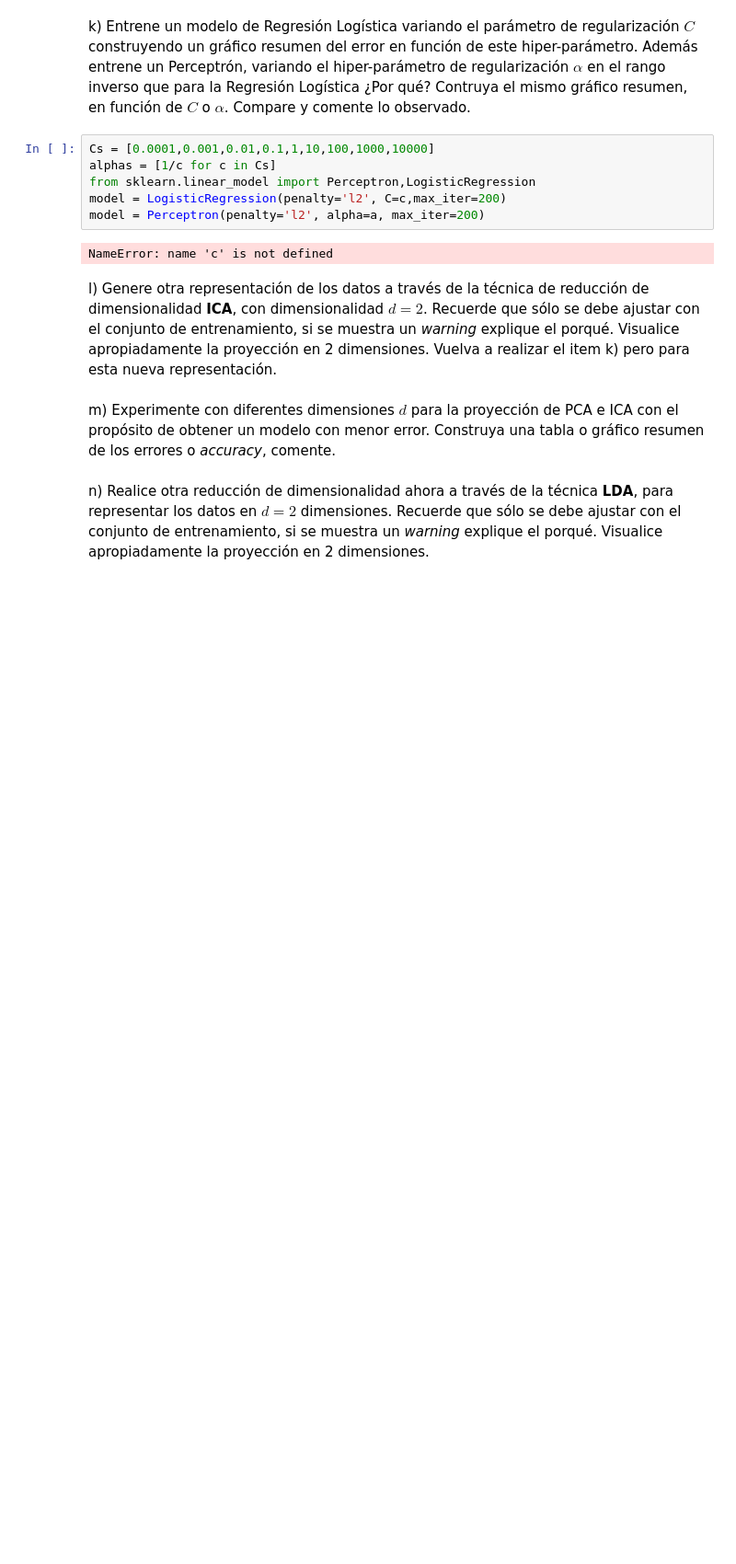
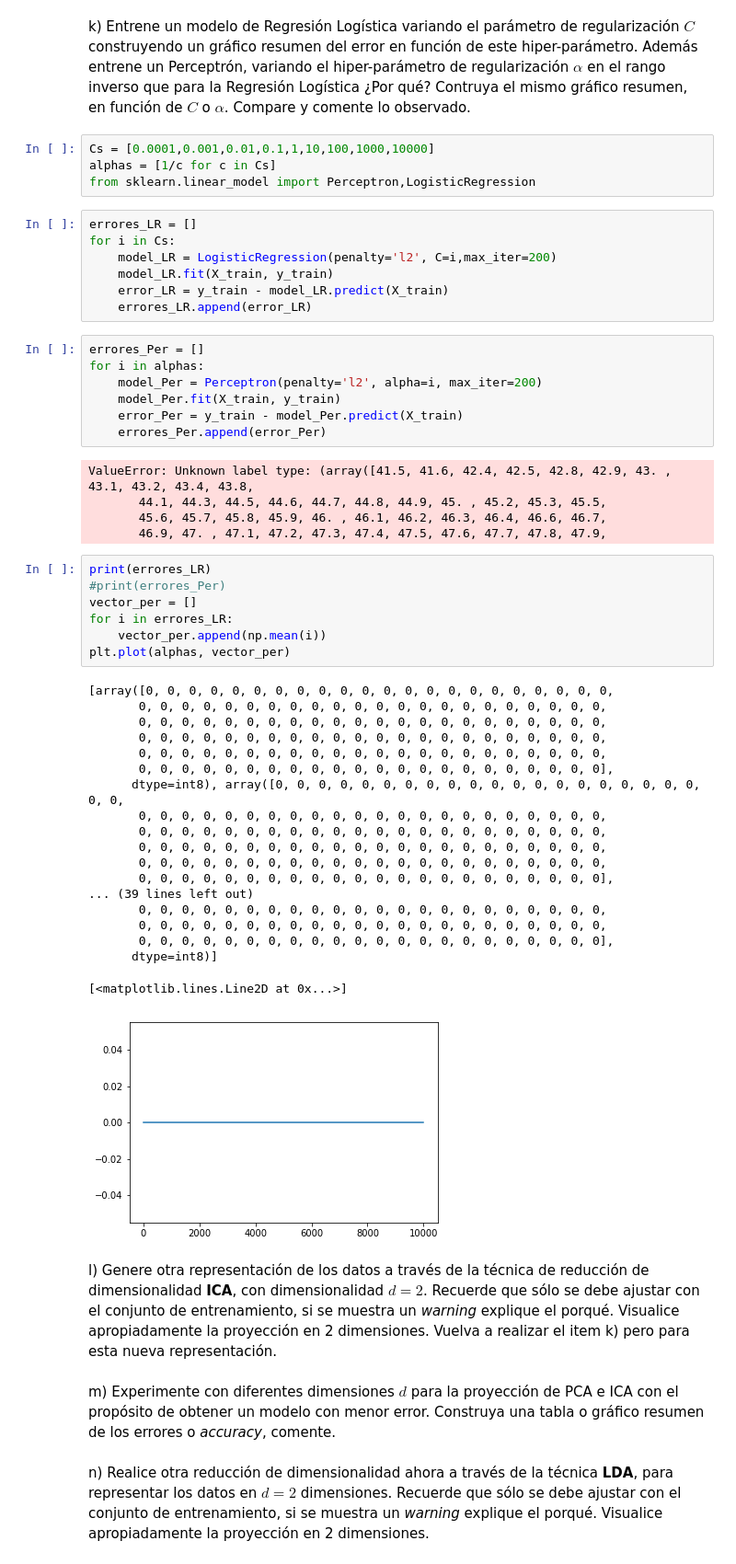
Before and after one commit to JaimeZamoranoUSM/MachineLearning, a Jupyter notebook: Tarea_1-Tapia-Zamorano.ipynb, the cells around one changed output. Shown at 92% size. Cells and saved outputs as stored; diff of their text form; blank space fills up the shorter version.

```diff
--- a/Tarea_1-Tapia-Zamorano.ipynb
+++ b/Tarea_1-Tapia-Zamorano.ipynb
@@ -547,10 +587,52 @@ k) Entrene un modelo de Regresión Logı́stica variando el parámetro de regula
 Cs = [0.0001,0.001,0.01,0.1,1,10,100,1000,10000]
 alphas = [1/c for c in Cs]
 from sklearn.linear_model import Perceptron,LogisticRegression
-model = LogisticRegression(penalty='l2', C=c,max_iter=200)
-model = Perceptron(penalty='l2', alpha=a, max_iter=200)
-# %% [output]
-NameError: name 'c' is not defined
+# %%
+errores_LR = []
+for i in Cs:
+    model_LR = LogisticRegression(penalty='l2', C=i,max_iter=200)
+    model_LR.fit(X_train, y_train)
+    error_LR = y_train - model_LR.predict(X_train)
+    errores_LR.append(error_LR)
+# %%
+errores_Per = []
+for i in alphas:
+    model_Per = Perceptron(penalty='l2', alpha=i, max_iter=200)
+    model_Per.fit(X_train, y_train)
+    error_Per = y_train - model_Per.predict(X_train)
+    errores_Per.append(error_Per)
+# %% [output]
+ValueError: Unknown label type: (array([41.5, 41.6, 42.4, 42.5, 42.8, 42.9, 43. , 43.1, 43.2, 43.4, 43.8,
+       44.1, 44.3, 44.5, 44.6, 44.7, 44.8, 44.9, 45. , 45.2, 45.3, 45.5,
+       45.6, 45.7, 45.8, 45.9, 46. , 46.1, 46.2, 46.3, 46.4, 46.6, 46.7,
+       46.9, 47. , 47.1, 47.2, 47.3, 47.4, 47.5, 47.6, 47.7, 47.8, 47.9,
+# %%
+print(errores_LR)
+#print(errores_Per)
+vector_per = []
+for i in errores_LR:
+    vector_per.append(np.mean(i))
+plt.plot(alphas, vector_per)
+# %% [output]
+[array([0, 0, 0, 0, 0, 0, 0, 0, 0, 0, 0, 0, 0, 0, 0, 0, 0, 0, 0, 0, 0, 0,
+       0, 0, 0, 0, 0, 0, 0, 0, 0, 0, 0, 0, 0, 0, 0, 0, 0, 0, 0, 0, 0, 0,
+       0, 0, 0, 0, 0, 0, 0, 0, 0, 0, 0, 0, 0, 0, 0, 0, 0, 0, 0, 0, 0, 0,
+       0, 0, 0, 0, 0, 0, 0, 0, 0, 0, 0, 0, 0, 0, 0, 0, 0, 0, 0, 0, 0, 0,
+       0, 0, 0, 0, 0, 0, 0, 0, 0, 0, 0, 0, 0, 0, 0, 0, 0, 0, 0, 0, 0, 0,
+       0, 0, 0, 0, 0, 0, 0, 0, 0, 0, 0, 0, 0, 0, 0, 0, 0, 0, 0, 0, 0, 0],
+      dtype=int8), array([0, 0, 0, 0, 0, 0, 0, 0, 0, 0, 0, 0, 0, 0, 0, 0, 0, 0, 0, 0, 0, 0,
+       0, 0, 0, 0, 0, 0, 0, 0, 0, 0, 0, 0, 0, 0, 0, 0, 0, 0, 0, 0, 0, 0,
+       0, 0, 0, 0, 0, 0, 0, 0, 0, 0, 0, 0, 0, 0, 0, 0, 0, 0, 0, 0, 0, 0,
+       0, 0, 0, 0, 0, 0, 0, 0, 0, 0, 0, 0, 0, 0, 0, 0, 0, 0, 0, 0, 0, 0,
+       0, 0, 0, 0, 0, 0, 0, 0, 0, 0, 0, 0, 0, 0, 0, 0, 0, 0, 0, 0, 0, 0,
+       0, 0, 0, 0, 0, 0, 0, 0, 0, 0, 0, 0, 0, 0, 0, 0, 0, 0, 0, 0, 0, 0],
+... (39 lines left out)
+       0, 0, 0, 0, 0, 0, 0, 0, 0, 0, 0, 0, 0, 0, 0, 0, 0, 0, 0, 0, 0, 0,
+       0, 0, 0, 0, 0, 0, 0, 0, 0, 0, 0, 0, 0, 0, 0, 0, 0, 0, 0, 0, 0, 0,
+       0, 0, 0, 0, 0, 0, 0, 0, 0, 0, 0, 0, 0, 0, 0, 0, 0, 0, 0, 0, 0, 0],
+      dtype=int8)]
+[<matplotlib.lines.Line2D at 0x...>]
+[figure, added]
 # %% [markdown]
 l) Genere otra representación de los datos a través de la técnica de reducción de dimensionalidad **ICA**, con dimensionalidad $d = 2$. Recuerde que sólo se debe ajustar con el conjunto de entrenamiento, si se muestra un *warning* explique el porqué. Visualice apropiadamente la proyección en 2 dimensiones. Vuelva a realizar el item k) pero para esta nueva representación.
 # %% [markdown]
```
Also changed, not shown: parts of 13 cells of this notebook.
